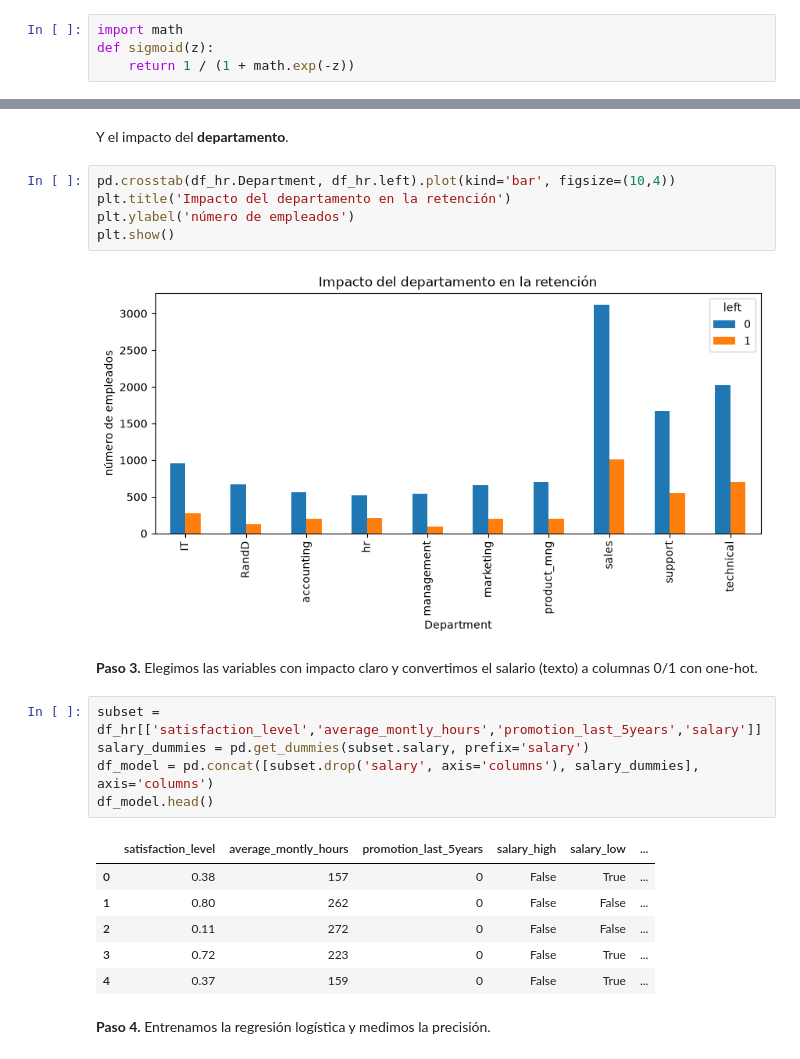
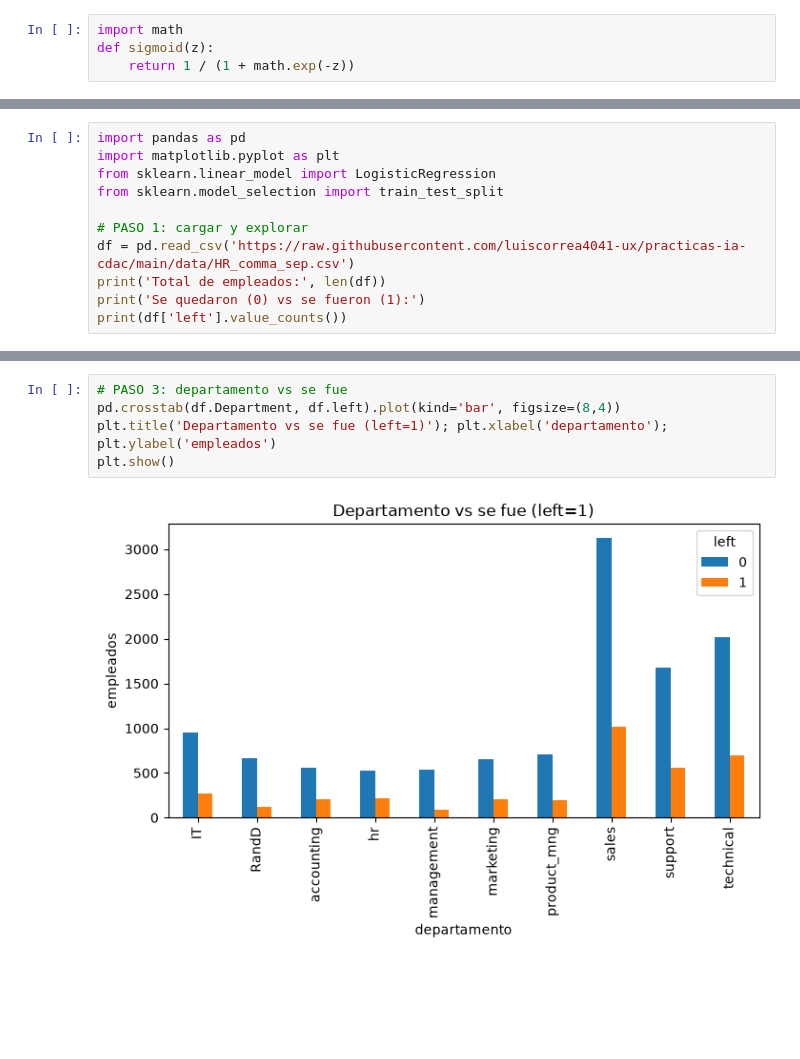
Before and after one commit to luiscorrea4041-ux/practicas-ia-cdac, a Jupyter notebook: 06_Regresion_Logistica.ipynb, the cells around one changed output, grey strips where cells are left out. Cells and saved outputs as stored; diff of their text form; blank space fills up the shorter version.

```diff
--- a/06_Regresion_Logistica.ipynb
+++ b/06_Regresion_Logistica.ipynb
@@ -166,0 +103,11 @@ Se observa que quienes se van tienen **menor satisfacción**, menos promociones
+# %%
+import pandas as pd
+import matplotlib.pyplot as plt
+from sklearn.linear_model import LogisticRegression
+from sklearn.model_selection import train_test_split
+
+# PASO 1: cargar y explorar
+df = pd.read_csv('https://raw.githubusercontent.com/luiscorrea4041-ux/practicas-ia-cdac/main/data/HR_comma_sep.csv')
+print('Total de empleados:', len(df))
+print('Se quedaron (0) vs se fueron (1):')
+print(df['left'].value_counts())
@@ -174,25 +128,7 @@ plt.show()
-# %% [markdown]
-Y el impacto del **departamento**.
 # %%
-pd.crosstab(df_hr.Department, df_hr.left).plot(kind='bar', figsize=(10,4))
-plt.title('Impacto del departamento en la retención')
-plt.ylabel('número de empleados')
+# PASO 3: departamento vs se fue
+pd.crosstab(df.Department, df.left).plot(kind='bar', figsize=(8,4))
+plt.title('Departamento vs se fue (left=1)'); plt.xlabel('departamento'); plt.ylabel('empleados')
 plt.show()
 # %% [output]
-[figure, old version]
+[figure, new version]
-# %% [markdown]
-**Paso 3.** Elegimos las variables con impacto claro y convertimos el salario (texto) a columnas 0/1 con one-hot.
-# %%
-subset = df_hr[['satisfaction_level','average_montly_hours','promotion_last_5years','salary']]
-salary_dummies = pd.get_dummies(subset.salary, prefix='salary')
-df_model = pd.concat([subset.drop('salary', axis='columns'), salary_dummies], axis='columns')
-df_model.head()
-# %% [output]
-|  | satisfaction_level | average_montly_hours | promotion_last_5years | salary_high | salary_low | ... |
-| 0 | 0.38 | 157 | 0 | False | True | ... |
-| 1 | 0.80 | 262 | 0 | False | False | ... |
-| 2 | 0.11 | 272 | 0 | False | False | ... |
-| 3 | 0.72 | 223 | 0 | False | True | ... |
-| 4 | 0.37 | 159 | 0 | False | True | ... |
-# %% [markdown]
-**Paso 4.** Entrenamos la regresión logística y medimos la precisión.
```
Also changed, not shown: parts of 36 cells of this notebook, 2 other files.
